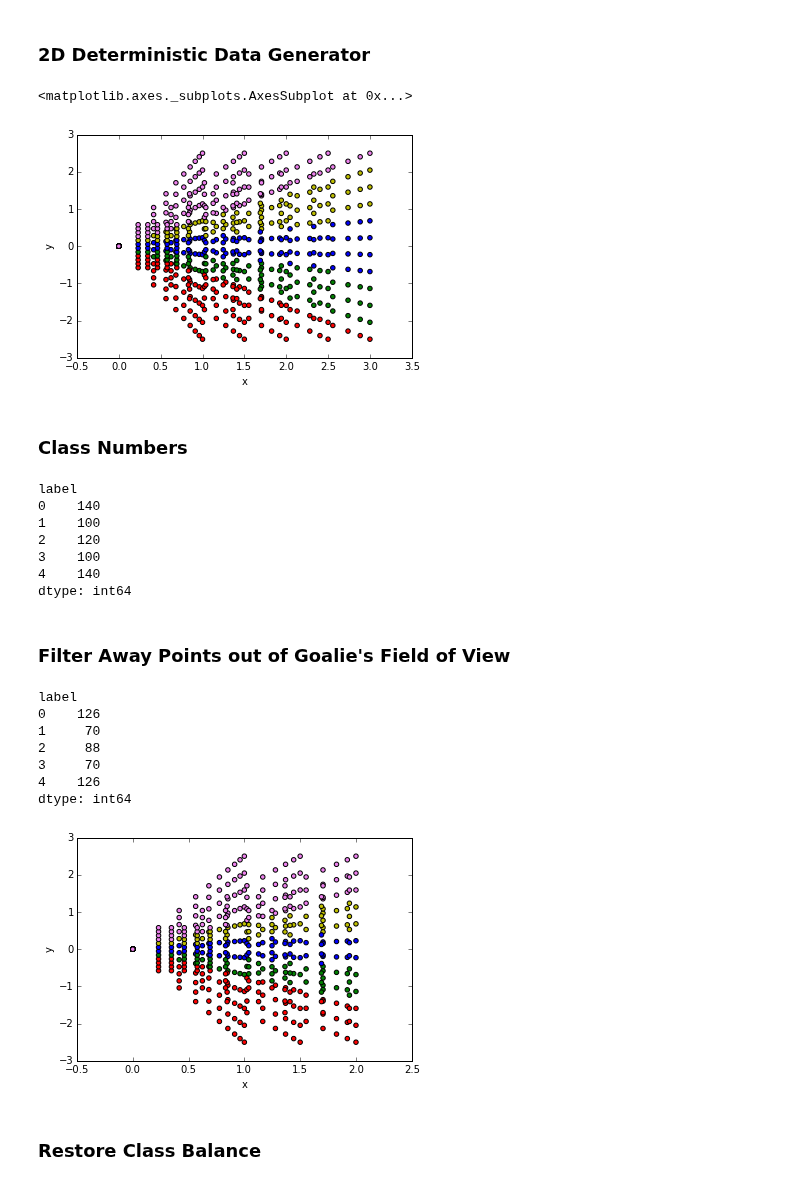
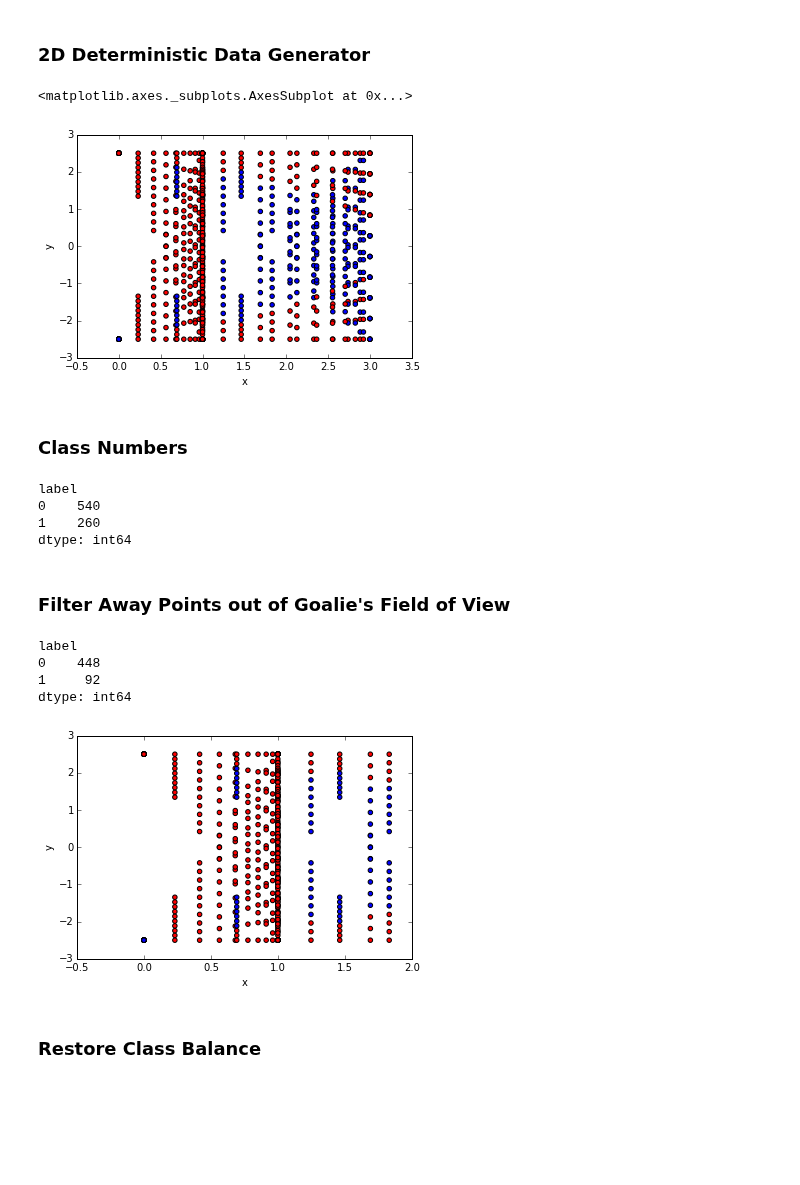
Before and after one commit to ebanner/cs393r_project, a Jupyter notebook: data/generate/2d/many-many/short/Generate.ipynb, the cells around one changed output. Saved outputs shown, nothing was run; the diff lists cells and outputs as text; code cells hidden in the pictures; blank space fills up the shorter version.

Commit message:
Generate *..* short shots
I've decided to depart from all of the specific classes we were using before.
Now it's just shot or no-shot

```diff
--- a/data/generate/2d/many-many/short/Generate.ipynb
+++ b/data/generate/2d/many-many/short/Generate.ipynb
@@ -10,5 +9,7 @@ In order to train the discriminative models, we need training data. To this end,
 # %% [markdown]
 ### 2D Deterministic Data Generator
+# %%
+colormap = np.array(['r', 'b'])
 # %%
 import math
 import random
@@ -17,20 +18,22 @@ import itertools
 from collections import namedtuple
 
 State = namedtuple('State', ['x', 'y', 'dx', 'dy', 'label'])
-World = namedtuple('World', ['goal', 'end'])
 
-def data_generator(num_starts=1, num_xs_end=5, num_ys_end=6, time_steps=10, decay=.8):
+def data_generator(num_xs_start=2, num_ys_start=2, num_xs_end=2, num_ys_end=2, time_steps=10, decay=.8):
     """Generate data from a fixed set of grid points
 
     Parameters
     ----------
-    num_starts : int
-    The number of starting points you want
+    num_xs_start : int
+    The number of starting x points you want
 
-    num_ends_x : int
+    num_ys_start : int
+    The number of starting y points you want
+
+    num_xs_end : int
     The number of ending points in the x direction you want
 
-    num_ends_y : int
+    num_ys_end : int
     The number of ending points in the y direction you want
 
     time_steps : int
@@ -42,7 +45,7 @@ def data_generator(num_starts=1, num_xs_end=5, num_ys_end=6, time_steps=10, deca
 
     """
     # Hard-code a single starting point
-    xs_start, ys_start = [0], [0]
+    xs_start, ys_start = np.linspace(0, 1, num_xs_start), np.linspace(-2.5, 2.5, num_ys_start)
     starts = itertools.product(xs_start, ys_start)
 
     # Create grid of end points
@@ -50,10 +53,13 @@ def data_generator(num_starts=1, num_xs_end=5, num_ys_end=6, time_steps=10, deca
     ends = itertools.product(xs_end, ys_end)
 
     for (x_start, y_start), (x_end, y_end) in itertools.product(starts, ends):
-        # Find the region in which the shot is destined for and get the label
-        slope = (y_end-y_start) / (x_end-x_start)
-        y = slope*(2-x_start) + y_start
-        label = get_label(y)
+        if x_end < 2:
+            label = 0
+        else:
+            # Draw a line and see where the ball intersects
+            slope = (y_end-y_start) / (x_end-x_start)
+            y = slope*(2-x_start) + y_start
+            label = 1 if -1.5 <= y <= 1.5 else 0
 
         # Starting velocities to reach the destination
         c = (1-decay) / (1-decay**(time_steps-1))
@@ -82,51 +88,42 @@ def data_generator(num_starts=1, num_xs_end=5, num_ys_end=6, time_steps=10, deca
             yield State(x, y, dx, dy, label)
 
 
-data_points = data_generator(num_ys_end=12)
+data_points = data_generator(num_ys_end=10)
 data_points = list(data_points)
 labels = np.array([data_point.label for data_point in data_points])
 
-colormap = np.array(['r', 'g', 'b', 'y', 'violet'])
-
 df = pd.DataFrame(data_points, columns=State._fields)
 df.plot(kind='scatter', x='x', y='y', c=colormap[labels])
 # %% [output]
 <matplotlib.axes._subplots.AxesSubplot at 0x...>
-[figure, old version]
+[figure, new version]
 # %% [markdown]
 ### Class Numbers
 # %%
 df.groupby('label').size()
 # %% [output]
 label
-0    140
-1    100
-2    120
-3    100
-4    140
+0    540
+1    260
 dtype: int64
 # %% [markdown]
 ### Filter Away Points out of Goalie's Field of View
 # %%
 data_points = [data_point for data_point in data_points if not data_point.x > 2]
 
 data_points_2d = pd.DataFrame(data_points, columns=State._fields)
 
 # Plot it
 labels = data_points_2d['label']
-colormap = np.array(['r', 'g', 'b', 'y', 'violet'])
 data_points_2d.plot(kind='scatter', x='x', y='y', c=colormap[labels])
 
 data_points_2d.groupby('label').size()
 # %% [output]
 label
-0    126
-1     70
-2     88
-3     70
-4    126
+0    448
+1     92
 dtype: int64
-[figure, old version]
+[figure, new version]
 # %% [markdown]
 ### Restore Class Balance
 # %%
```
Also changed, not shown: parts of 4 cells of this notebook.
